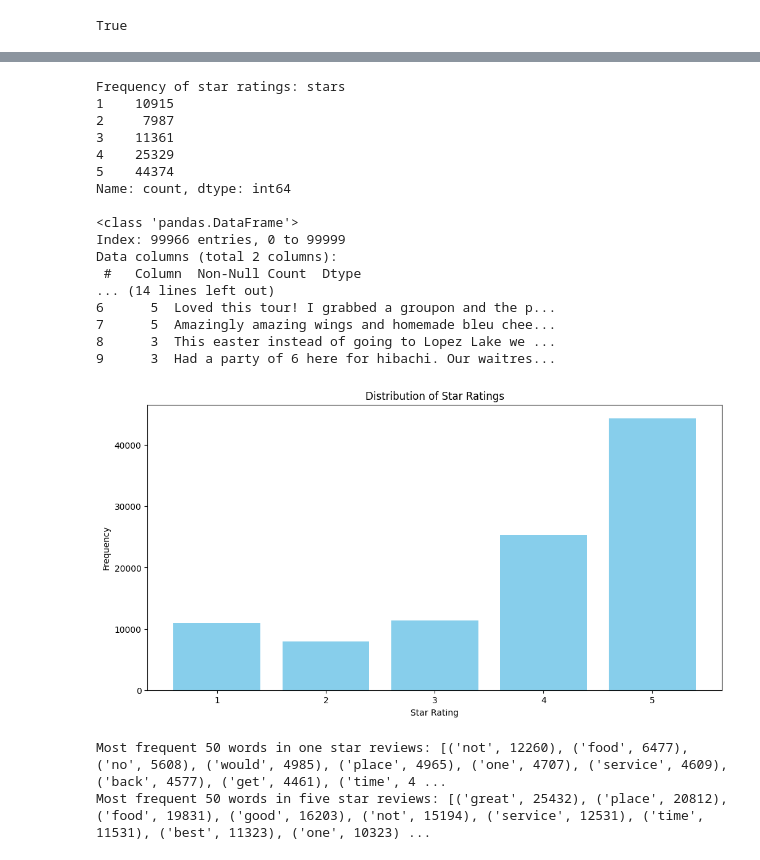
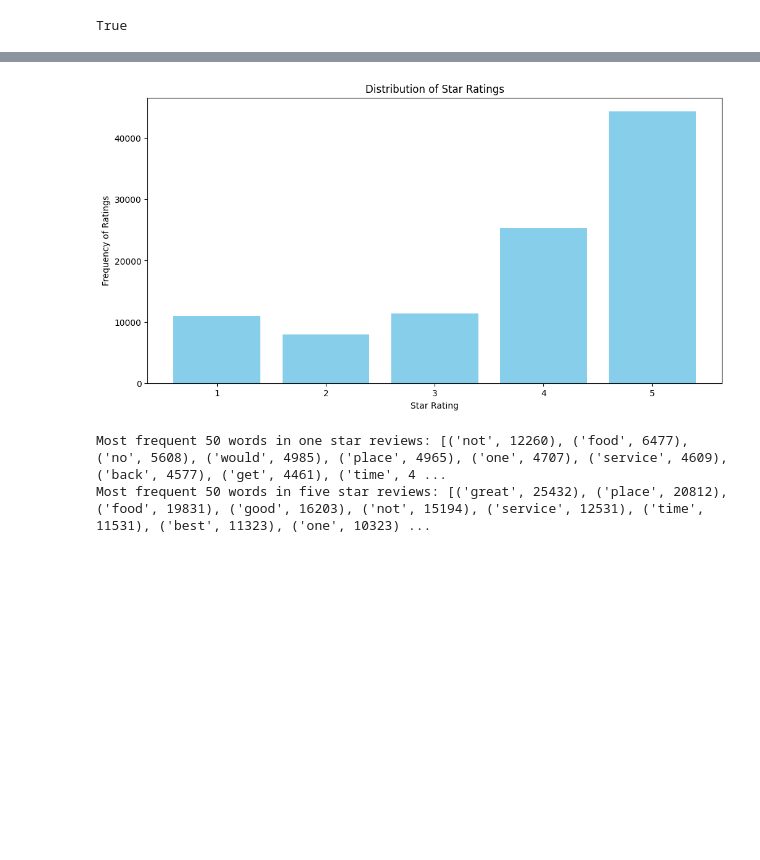
Before and after one commit to codingbyjane/Yelp-Reviews-Sentiment-Analysis, a Jupyter notebook: notebooks/Baseline_Yelp_Sentiment_Analysis.ipynb, the cells around one changed output, grey strips where cells are left out. Saved outputs shown, nothing was run; the diff lists cells and outputs as text; code cells hidden in the pictures; blank space fills up the shorter version.

```diff
--- a/notebooks/Baseline_Yelp_Sentiment_Analysis.ipynb
+++ b/notebooks/Baseline_Yelp_Sentiment_Analysis.ipynb
@@ -31,41 +69,15 @@ True
+# %%
+# Plot the distribution of reviews per star rating
+plt.figure(figsize=(12, 6))
+
+plt.bar(star_counts.index, star_counts.values, color='skyblue')
+plt.xlabel('Star Rating')
+plt.ylabel('Frequency of Ratings')
+plt.title('Distribution of Star Ratings')
+plt.show()
+# %% [output]
+[figure, added]
 # %%
-
-# Load the review data
-reviews_df = pd.read_json('../data/raw/yelp_academic_dataset_review.json', lines=True, nrows=100000) # Load only the first 100,000 reviews for analysis. In the report, mention resource management and the decision to limit the dataset size for initial exploration.
-reviews_df = reviews_df[['stars', 'text']] # Keep only the relevant columns
-
-# Remove duplicates and drop empty rows from the dataset
-reviews_df.drop_duplicates(inplace=True)
-reviews_df = reviews_df.dropna(subset=['text'])
-reviews_df = reviews_df[reviews_df['text'].str.strip() != '']
-
-
-# Display the frequency of star ratings
-star_counts = reviews_df['stars'].value_counts().sort_index()
-print(f"Frequency of star ratings: {star_counts}\n")
-
-# Display the basic information about the dataset
-print(reviews_df.info())
-
-# Display the first few review texts and their corresponding star ratings
-print(f"\nFirst 10 review texts & their corresponding rating:\n{reviews_df.head(10)}\n")
-
-# Define a function for plotting distributions per star rating
-def plot_stars_distribution(dataframe):
-    plt.figure(figsize=(12, 6))
-
-    star_rating_counts = dataframe['stars'].value_counts().sort_index()
-
-    plt.bar(star_rating_counts.index, star_rating_counts.values, color='skyblue')
-    plt.xlabel('Star Rating')
-    plt.ylabel('Frequency')
-    plt.title('Distribution of Star Ratings')
-    plt.show()
-
-# Call the function to plot the distribution of star ratings
-plot_stars_distribution(reviews_df)
-
-
 # Data Preprocessing: lowercasing, removing punctuation, stopwords, html artifacts, and tokenization
 stopwords_set = set(stopwords.words('english')) # Convert the stopwords list to a set for faster lookup during preprocessing
 
@@ -103,25 +115,6 @@ five_star_reviews = reviews_df[reviews_df['stars'] == 5]
 
 one_star_reviews_cleaned = one_star_reviews['cleaned_text']
 five_star_reviews_cleaned = five_star_reviews['cleaned_text']
-# %% [output]
-Frequency of star ratings: stars
-1    10915
-2     7987
-3    11361
-4    25329
-5    44374
-Name: count, dtype: int64
-
-<class 'pandas.DataFrame'>
-Index: 99966 entries, 0 to 99999
-Data columns (total 2 columns):
- #   Column  Non-Null Count  Dtype
-... (14 lines left out)
-6      5  Loved this tour! I grabbed a groupon and the p...
-7      5  Amazingly amazing wings and homemade bleu chee...
-8      3  This easter instead of going to Lopez Lake we ...
-9      3  Had a party of 6 here for hibachi. Our waitres...
-[figure, removed]
 # %%
 # Define a function for splitting texts into word lists and extracting the frequency counts of terms in the review text corpus
 def get_word_counts(review_text):
```
Also changed, not shown: parts of 4 cells of this notebook, 1 other file.
